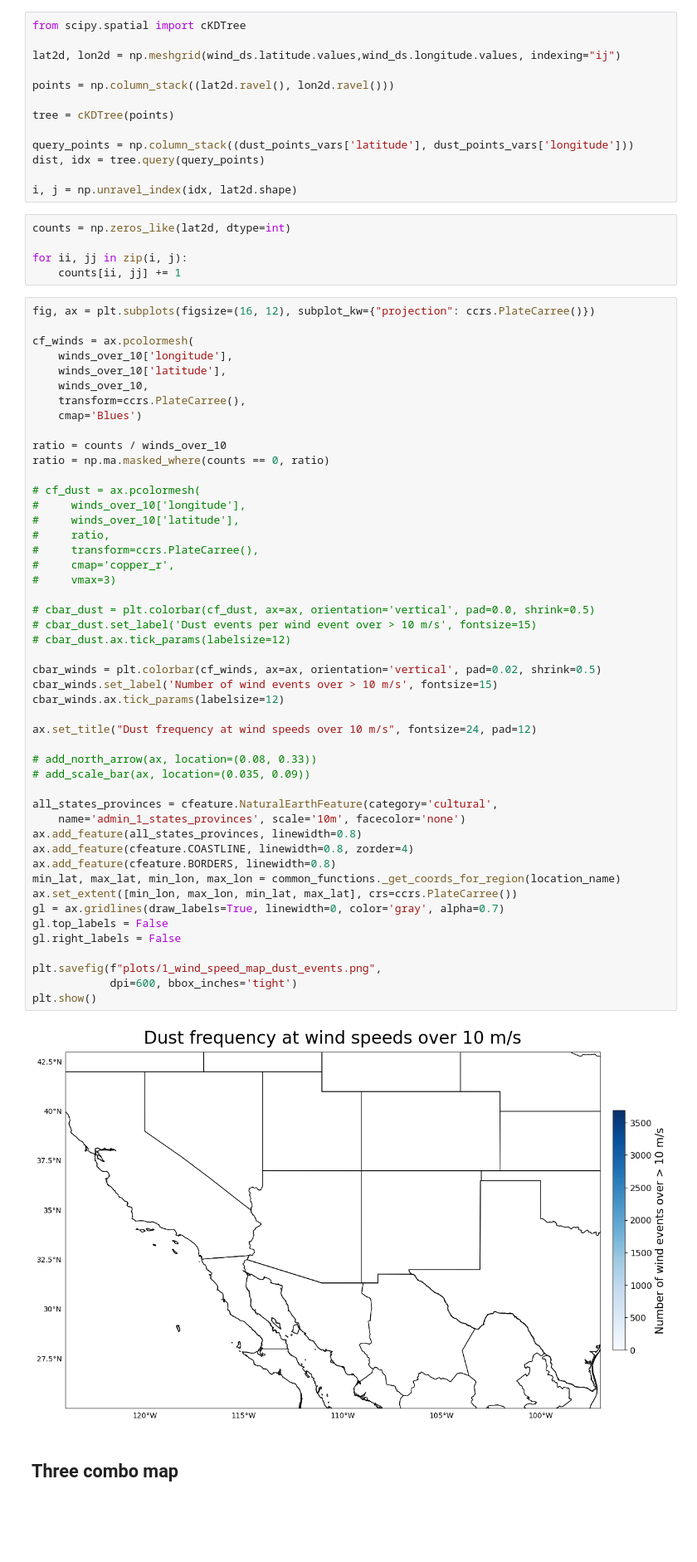
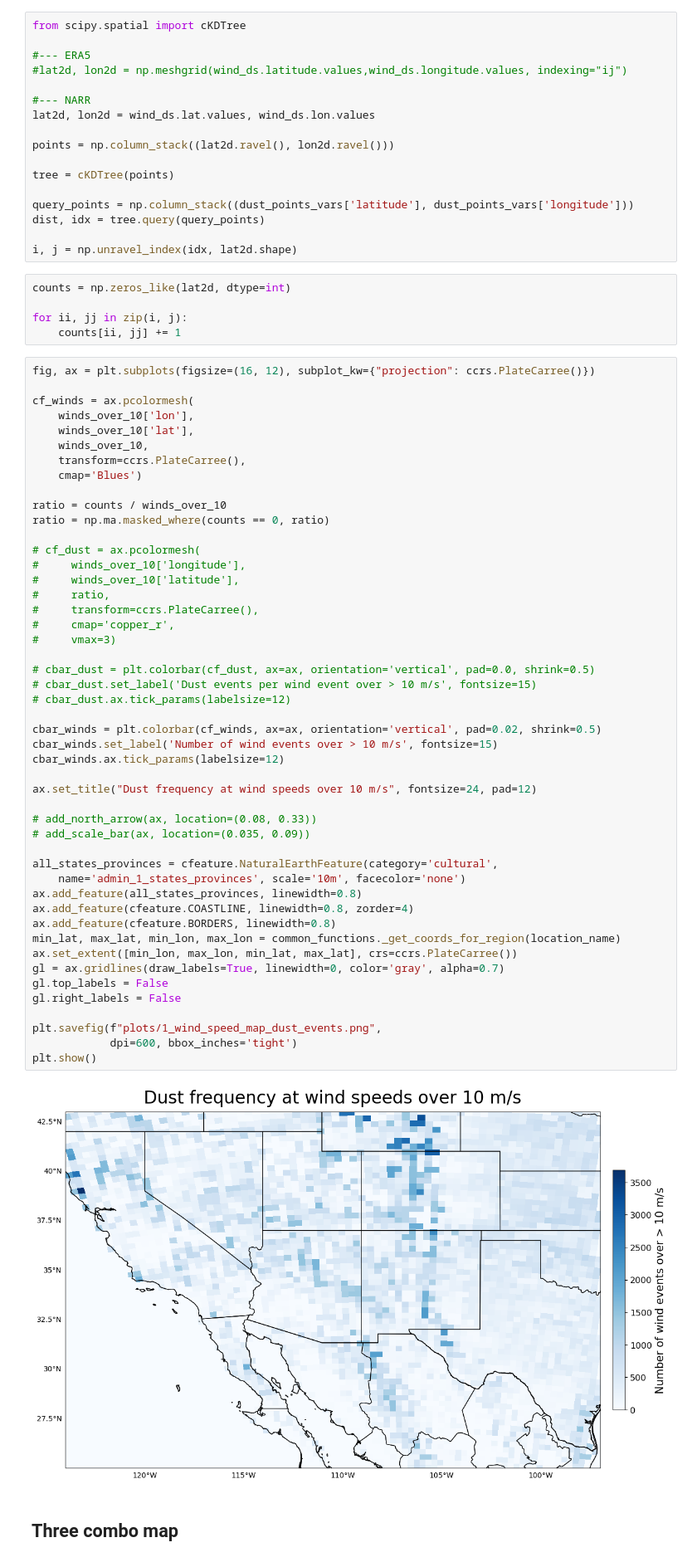
Before and after one commit to jesseturner/WLDAS_Analysis, a Jupyter notebook: ANALYSIS_map_figures.ipynb, the cells around one changed output. Shown at 83% size. Saved outputs shown, nothing was run; the diff lists cells and outputs as text; blank space fills up the shorter version.

Commit message:
Reinstating NARR, uses a different coordinate grid than ERA5

```diff
--- a/ANALYSIS_map_figures.ipynb
+++ b/ANALYSIS_map_figures.ipynb
@@ -444,7 +444,11 @@ total_num_wind_days = len(wind_ds['time'])
 # %%
 from scipy.spatial import cKDTree
 
-lat2d, lon2d = np.meshgrid(wind_ds.latitude.values,wind_ds.longitude.values, indexing="ij")
+#--- ERA5
+#lat2d, lon2d = np.meshgrid(wind_ds.latitude.values,wind_ds.longitude.values, indexing="ij")
+
+#--- NARR
+lat2d, lon2d = wind_ds.lat.values, wind_ds.lon.values
 
 points = np.column_stack((lat2d.ravel(), lon2d.ravel()))
 
@@ -463,8 +467,8 @@ for ii, jj in zip(i, j):
 fig, ax = plt.subplots(figsize=(16, 12), subplot_kw={"projection": ccrs.PlateCarree()})
 
 cf_winds = ax.pcolormesh(
-    winds_over_10['longitude'],
-    winds_over_10['latitude'],
+    winds_over_10['lon'],
+    winds_over_10['lat'],
     winds_over_10,
     transform=ccrs.PlateCarree(),
     cmap='Blues')
@@ -481,34 +485,34 @@ ratio = np.ma.masked_where(counts == 0, ratio)
 #     vmax=3)
 
 # cbar_dust = plt.colorbar(cf_dust, ax=ax, orientation='vertical', pad=0.0, shrink=0.5)
 # cbar_dust.set_label('Dust events per wind event over > 10 m/s', fontsize=15)
 # cbar_dust.ax.tick_params(labelsize=12)
 
 cbar_winds = plt.colorbar(cf_winds, ax=ax, orientation='vertical', pad=0.02, shrink=0.5)
 cbar_winds.set_label('Number of wind events over > 10 m/s', fontsize=15)
 cbar_winds.ax.tick_params(labelsize=12)
 
 ax.set_title("Dust frequency at wind speeds over 10 m/s", fontsize=24, pad=12)
 
 # add_north_arrow(ax, location=(0.08, 0.33))
 # add_scale_bar(ax, location=(0.035, 0.09))
 
 all_states_provinces = cfeature.NaturalEarthFeature(category='cultural',
     name='admin_1_states_provinces', scale='10m', facecolor='none')
 ax.add_feature(all_states_provinces, linewidth=0.8)
 ax.add_feature(cfeature.COASTLINE, linewidth=0.8, zorder=4)
 ax.add_feature(cfeature.BORDERS, linewidth=0.8)
 min_lat, max_lat, min_lon, max_lon = common_functions._get_coords_for_region(location_name)
 ax.set_extent([min_lon, max_lon, min_lat, max_lat], crs=ccrs.PlateCarree())
 gl = ax.gridlines(draw_labels=True, linewidth=0, color='gray', alpha=0.7)
 gl.top_labels = False
 gl.right_labels = False
 
 plt.savefig(f"plots/1_wind_speed_map_dust_events.png",
             dpi=600, bbox_inches='tight')
 plt.show()
 # %% [output]
-[figure, old version]
+[figure, new version]
 # %% [markdown]
 ## Three combo map
 # %%
```
Also changed, not shown: 2 other files.
